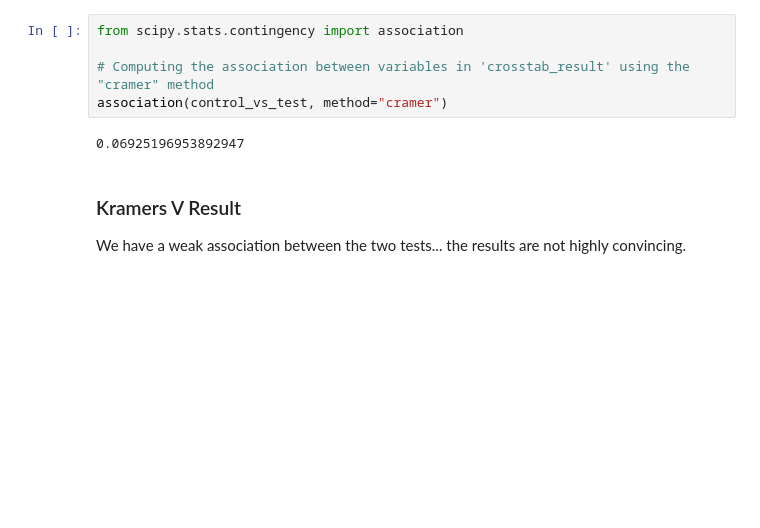
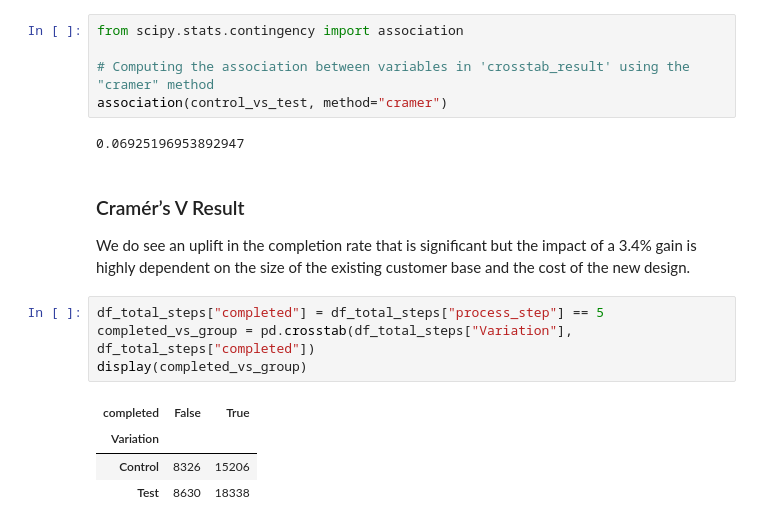
Before and after one commit to FranciscoDosReis/vanguard-FCCP-Solutions, a Jupyter notebook: notebooks/group_steps_analysis-charles.ipynb, the cells around one changed output. Drawn from its saved outputs; the diff is of its cells as text; blank space fills up the shorter version.

Commit message:
Charles updates and hypothesis tests

```diff
--- a/notebooks/group_steps_analysis-charles.ipynb
+++ b/notebooks/group_steps_analysis-charles.ipynb
@@ -220,5 +220,14 @@ association(control_vs_test, method="cramer")
 # %% [output]
 0.06925196953892947
 # %% [markdown]
-### Kramers V Result
-We have a weak association between the two tests... the results are not highly convincing.
+### Cramér’s V Result
+We do see an uplift in the completion rate that is significant but the impact of a 3.4% gain is highly dependent on the size of the existing customer base and the cost of the new design.
+# %%
+df_total_steps["completed"] = df_total_steps["process_step"] == 5
+completed_vs_group = pd.crosstab(df_total_steps["Variation"], df_total_steps["completed"])
+display(completed_vs_group)
+# %% [output]
+| completed | False | True |
+| Variation |  |  |
+| Control | 8326 | 15206 |
+| Test | 8630 | 18338 |
```
Also changed, not shown: parts of 2 cells of this notebook, 6 other files.
